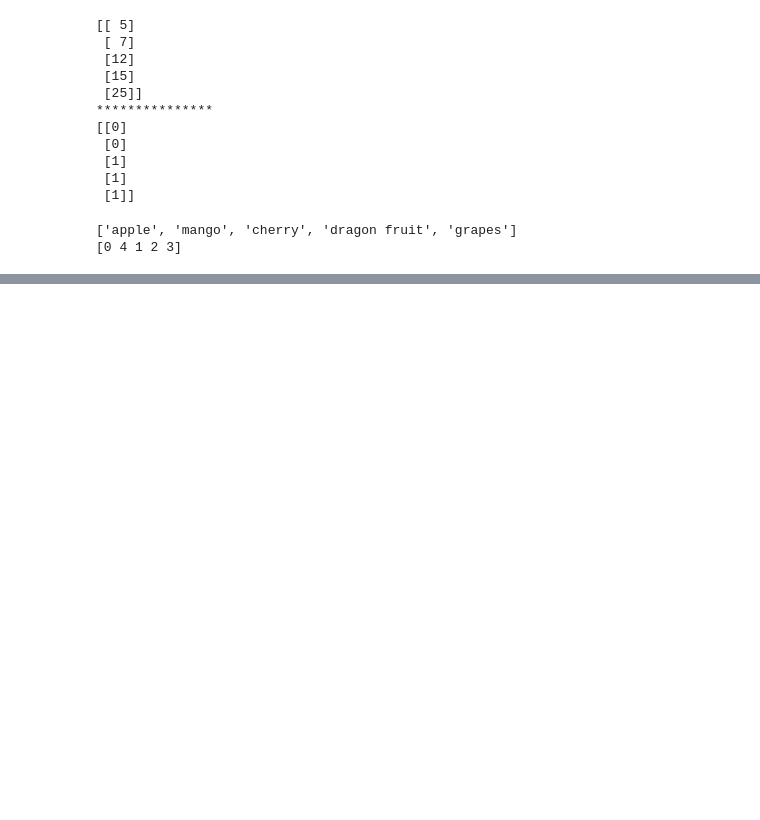
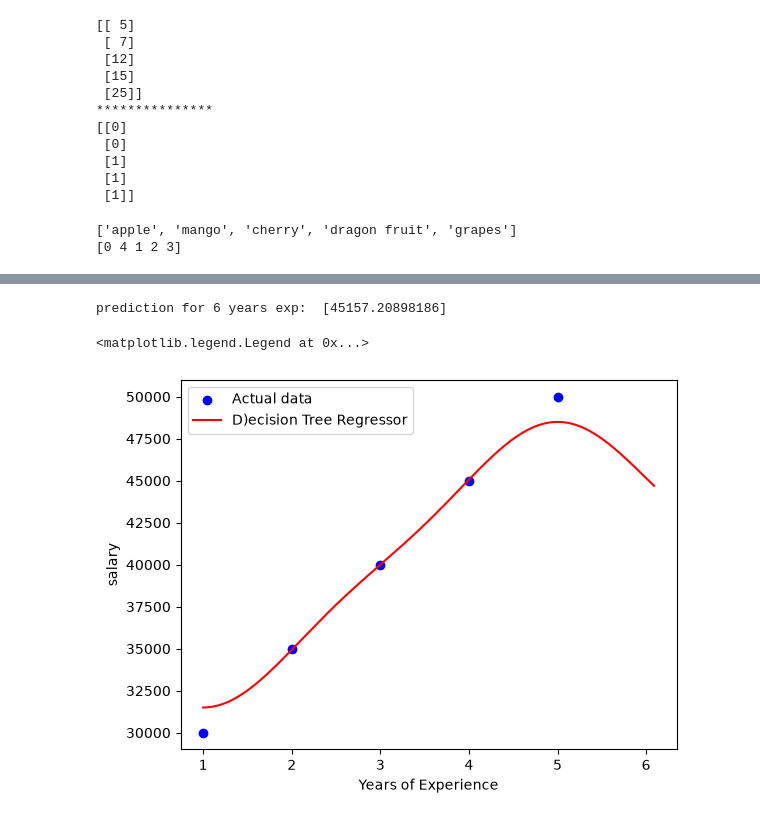
Before and after one commit to janvizinzuvadiya/mca_sem3_ml, a Jupyter notebook: Unit 2/unit2.ipynb, the cells around one changed output, grey strips where cells are left out. Drawn from its saved outputs; the diff is of its cells as text; code cells hidden in the pictures; blank space fills up the shorter version.

```diff
--- a/Unit 2/unit2.ipynb
+++ b/Unit 2/unit2.ipynb
@@ -135,0 +194,30 @@ print(op)
+# %%
+# support vector machine
+
+import numpy as np
+import matplotlib.pyplot as ple
+from sklearn.svm import SVR
+
+x = np.array([[1],[2],[3],[4],[5]])
+y = np.array([[30000],[35000],[40000],[45000],[50000]])
+
+model = SVR(kernel='rbf', C=10000 , epsilon=1500)
+# rbf -Radial Basic function kernel
+# C = regularization parameter.higher the value, works higher to minimize the error
+# epsilon = 500, errors with plus/ minus 500 are ignored
+
+model.fit(x,y)
+print('prediction for 6 years exp: ',model.predict([[6]]))
+
+x1 = np.arange(1,6.1,0.01).reshape(-1,1)
+y1 = model.predict(x1)
+
+plt.scatter(x,y,color='blue',label='Actual data')
+plt.plot(x1,y1,color='red',label='D)ecision Tree Regressor')
+plt.xlabel('Years of Experience')
+plt.ylabel('salary')
+plt.legend()
+# %% [output]
+prediction for 6 years exp:  [45157.20898186]
+<matplotlib.legend.Legend at 0x...>
+[figure, added]
```
Also changed, not shown: parts of 2 cells of this notebook.
